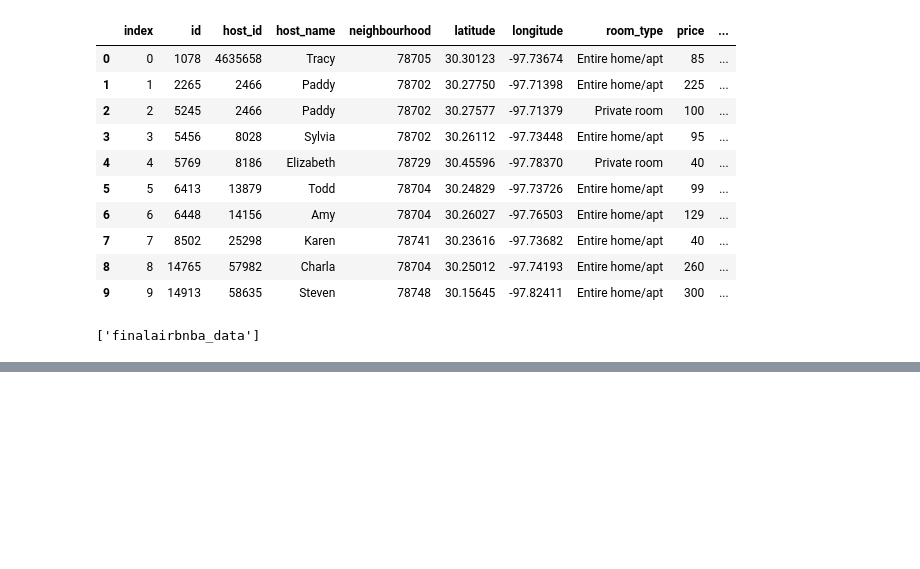
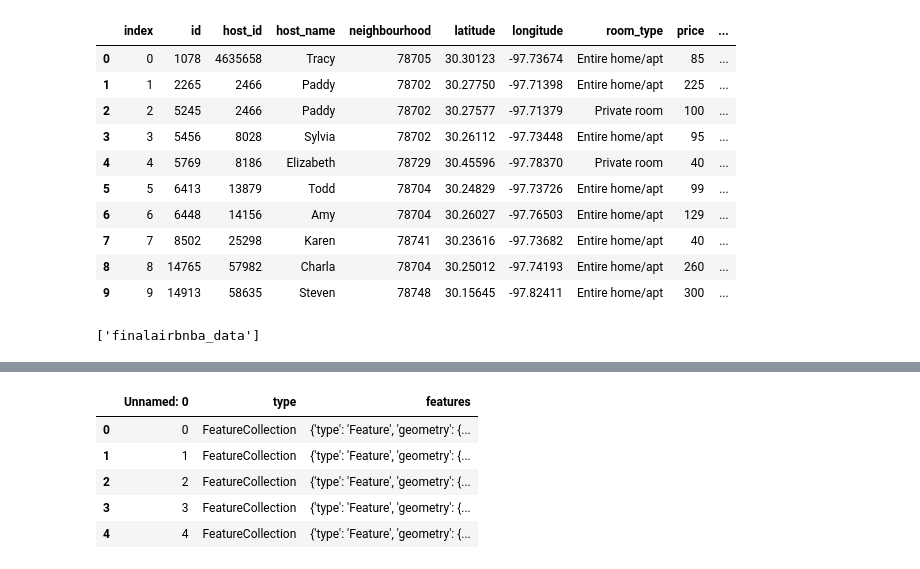
Before and after one commit to yanzi1210/project2_AirbnbAustin, a Jupyter notebook: Airbnba.ipynb, the cells around one changed output, grey strips where cells are left out. Drawn from its saved outputs; the diff is of its cells as text; code cells hidden in the pictures; blank space fills up the shorter version.

```diff
--- a/Airbnba.ipynb
+++ b/Airbnba.ipynb
@@ -107,0 +129,11 @@ finalairbnba_df.to_sql(name='finalairbnba_data', con=engine, if_exists='append',
+# %%
+airbnba1 = "./Resources/austin_area_zip_codes.csv"
+airbnba1_df = pd.read_csv(airbnba1)
+airbnba1_df.head()
+# %% [output]
+|  | Unnamed: 0 | type | features |
+| 0 | 0 | FeatureCollection | {'type': 'Feature', 'geometry': {... |
+| 1 | 1 | FeatureCollection | {'type': 'Feature', 'geometry': {... |
+| 2 | 2 | FeatureCollection | {'type': 'Feature', 'geometry': {... |
+| 3 | 3 | FeatureCollection | {'type': 'Feature', 'geometry': {... |
+| 4 | 4 | FeatureCollection | {'type': 'Feature', 'geometry': {... |
```
Also changed, not shown: parts of 7 cells of this notebook.
